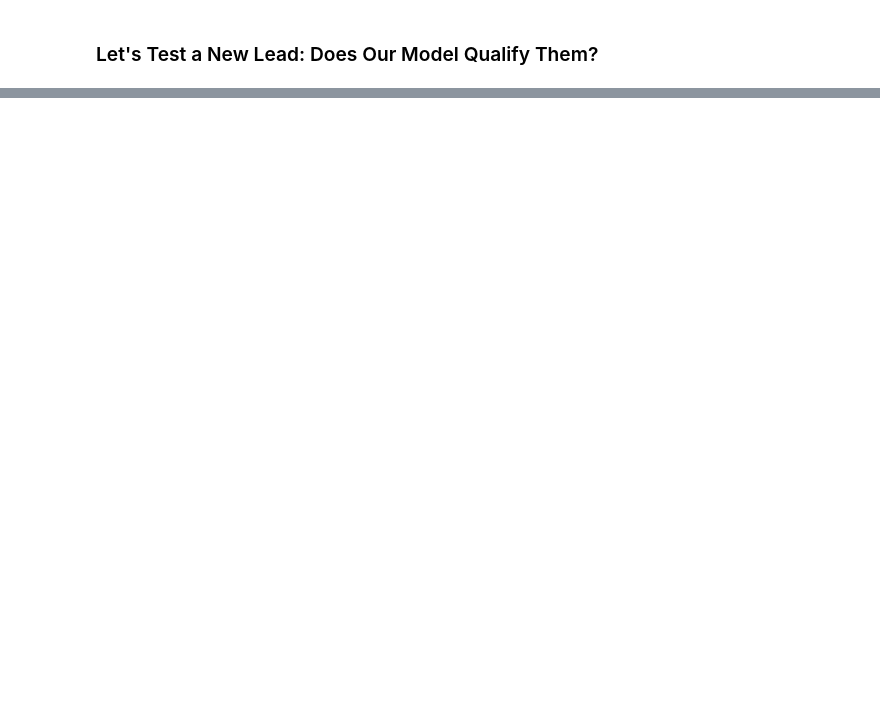
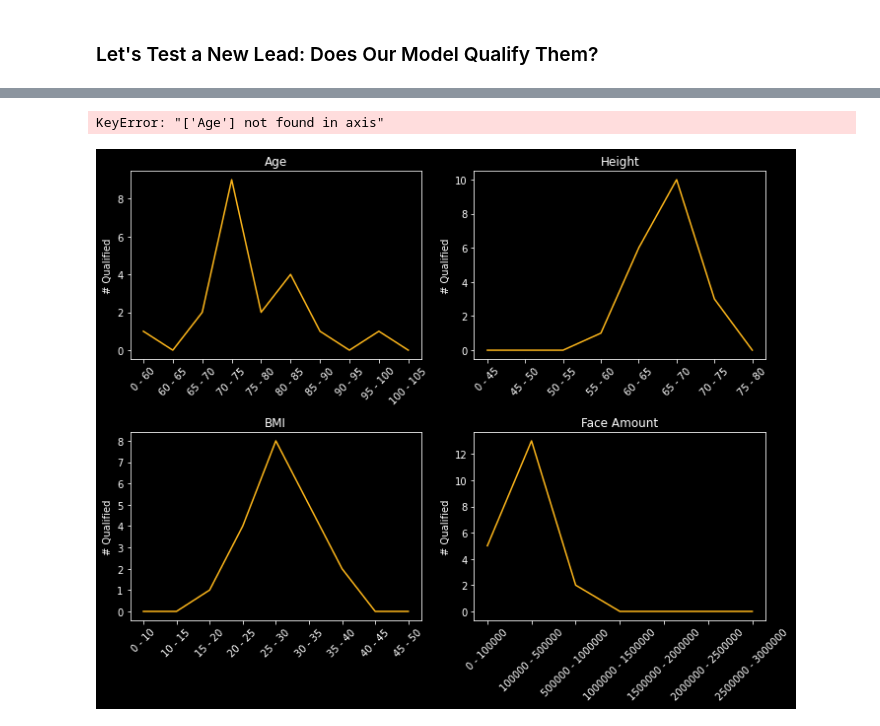
Before and after one commit to mattRicotta/ML-projects, a Jupyter notebook: LeadQualification.ipynb, the cells around one changed output, grey strips where cells are left out. Drawn from its saved outputs; the diff is of its cells as text; code cells hidden in the pictures; blank space fills up the shorter version.

```diff
--- a/LeadQualification.ipynb
+++ b/LeadQualification.ipynb
@@ -313,0 +234,16 @@ dtype: int64
+# %%
+# Let's bin our data to view a few histograms
+
+age_bins = [0, 60, 65, 70, 75, 80, 85, 90, 95, 100, 105]
+df['Age Bin'] = pd.cut(df['Age'],age_bins)
+
+face_bins = [0, 100000, 500000, 1000000, 1500000, 2000000, 2500000, 3000000]
+df['Face Amount Bin'] = pd.cut(df['Face Amount'], face_bins)
+
+height_bins = [0, 45, 50, 55, 60, 65, 70, 75, 80]
+df['Height Bin'] = pd.cut(df['Height'], height_bins)
+
+bmi_bins = [0, 10, 15, 20, 25, 30, 35, 40, 45, 50]
+df['BMI Bin'] = pd.cut(df['BMI'], bmi_bins)
+
+df.head()
@@ -313,0 +257,3 @@ dtype: int64
+# %%
+df['Status'] = df['Status'].replace({0:'Disqualified',1:'Qualified'})
+df.head()
@@ -313,0 +267,30 @@ dtype: int64
+# %%
+# Let's Look at Qualified Leads
+
+df_qualified = df.query('Status == "Qualified"')
+df_qualified.drop('Age')
+df_qualified.head()
+# %% [output]
+KeyError: "['Age'] not found in axis"
+# %%
+# Bucket Data and Look at Histograms
+attributes =['Age', 'Height', 'BMI', 'Face Amount']
+
+plt.figure(figsize=(10,8))
+
+for i in range(len(attributes)):
+    var = attributes[i]
+    s = df_qualified.groupby([var+' Bin']).count()[var]
+    #df_age = df_age.to_frame().reset_index()
+    X = [str(item).replace(', ',' - ').replace('(','').replace(']','') for item in s.index]
+    y = s.values
+    plt.subplot(2, 2, i+1)
+    plt.plot(X, y, color='#ffb81c')
+    plt.xticks(rotation = 45)
+    plt.title(var)
+    plt.ylabel('# Qualified')
+
+plt.tight_layout()
+plt.show()
+# %% [output]
+[figure, added]
```
Also changed, not shown: parts of 14 cells of this notebook.
